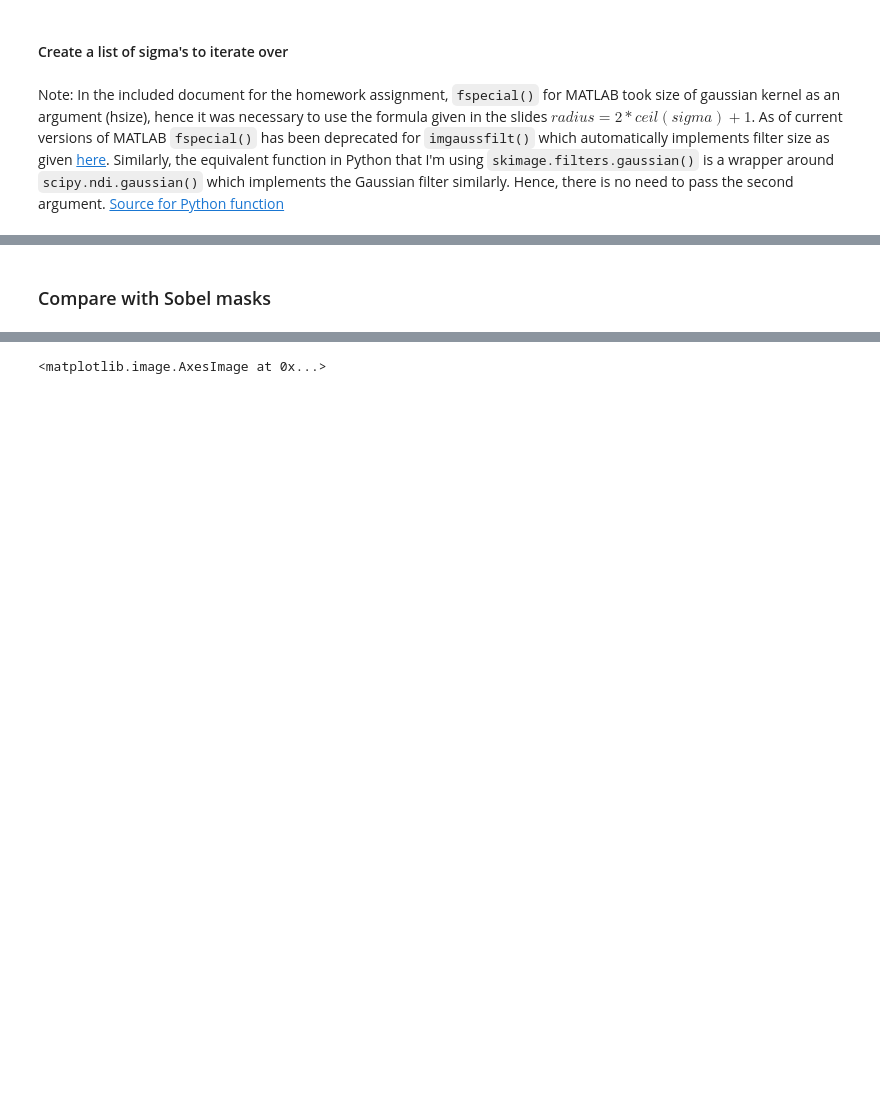
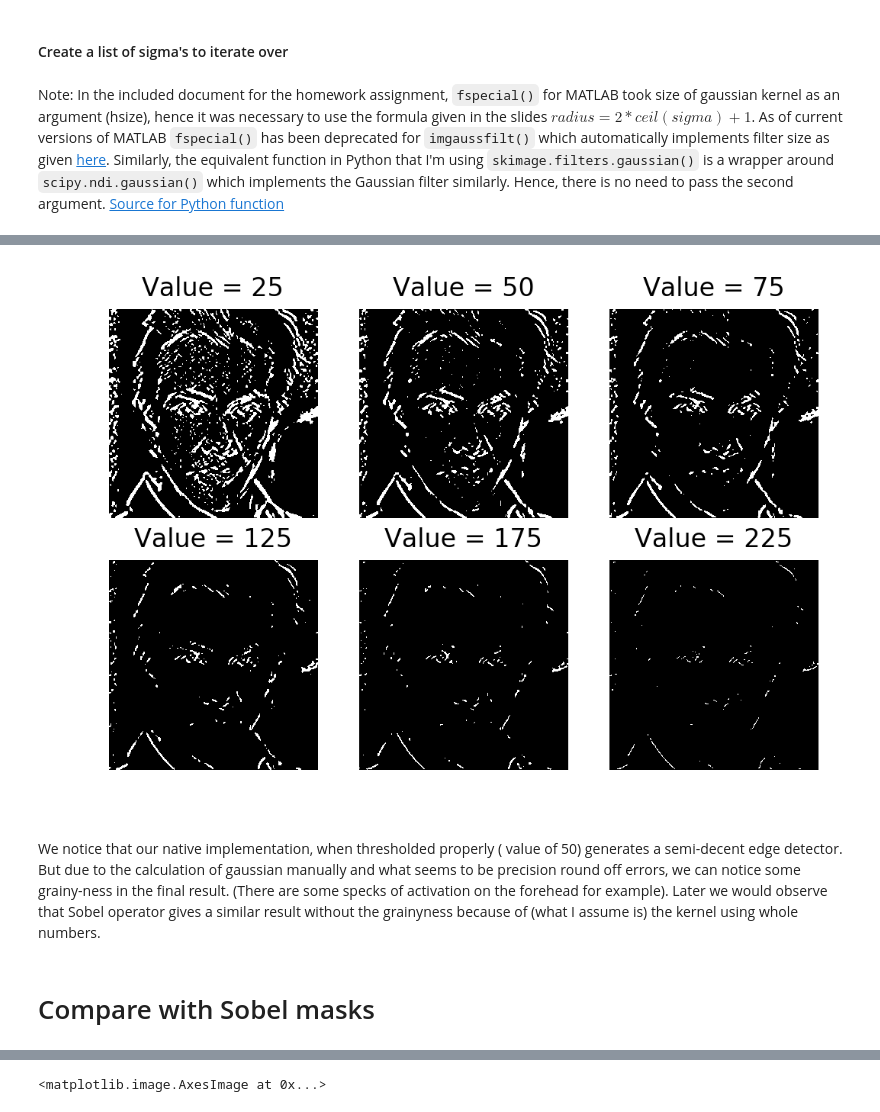
Before and after one commit to TheAnig/computer-vision, a Jupyter notebook: hw2/hw2-soln.ipynb, the cells around one changed output, grey strips where cells are left out. Saved outputs shown, nothing was run; the diff lists cells and outputs as text; code cells hidden in the pictures; blank space fills up the shorter version.

```diff
--- a/hw2/hw2-soln.ipynb
+++ b/hw2/hw2-soln.ipynb
@@ -52,2 +158,22 @@ threshLevels = [25, 50, 75, 125, 175, 225]
+# %%
+magIm = gaussDeriveApplyFilter(keanu, sigma = 3)
+
+#magIm = (magIm - magIm.min(0)) *255.0 / magIm.ptp(0)
+
+magIm = normalize(magIm, axis=0, norm='max') * 255.0
+# %%
+threshLevels = [25, 50, 75, 125, 175, 225]
+f, axarr = plt.subplots(2, 3, sharex='col', sharey='row', dpi=200)
+for thresh in threshLevels:
+    tImg = magIm > thresh
+    idx = threshLevels.index(thresh)
+    #print((int(idx/3), idx%3))
+    axarr[int(idx/3), idx%3].axis('off')
+    axarr[int(idx/3), idx%3].set_title(f'Value = {thresh}')
+    axarr[int(idx/3), idx%3].imshow(tImg, cmap = 'gray', aspect='auto')
+# %% [output]
+[figure, added]
+# %% [markdown]
+We notice that our native implementation, when thresholded properly ( value of 50) generates a semi-decent edge detector. But due to the calculation of gaussian manually and what seems to be precision round off errors, we can notice some grainy-ness in the final result. (There are some specks of activation on the forehead for example). Later we would observe that Sobel operator gives a similar result without the grainyness because of (what I assume is) the kernel using whole numbers.
 # %% [markdown]
-### Compare with Sobel masks
+# Compare with Sobel masks
```
Also changed, not shown: parts of 29 cells of this notebook, 14 other files.
